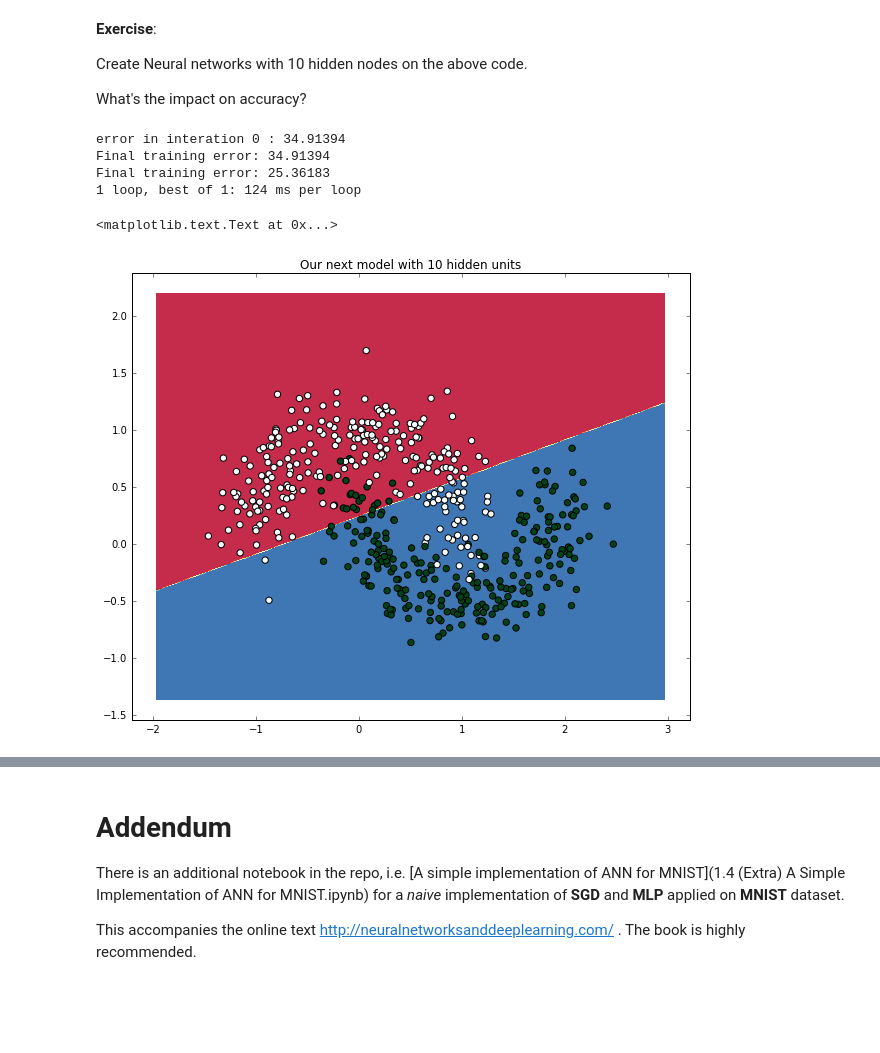
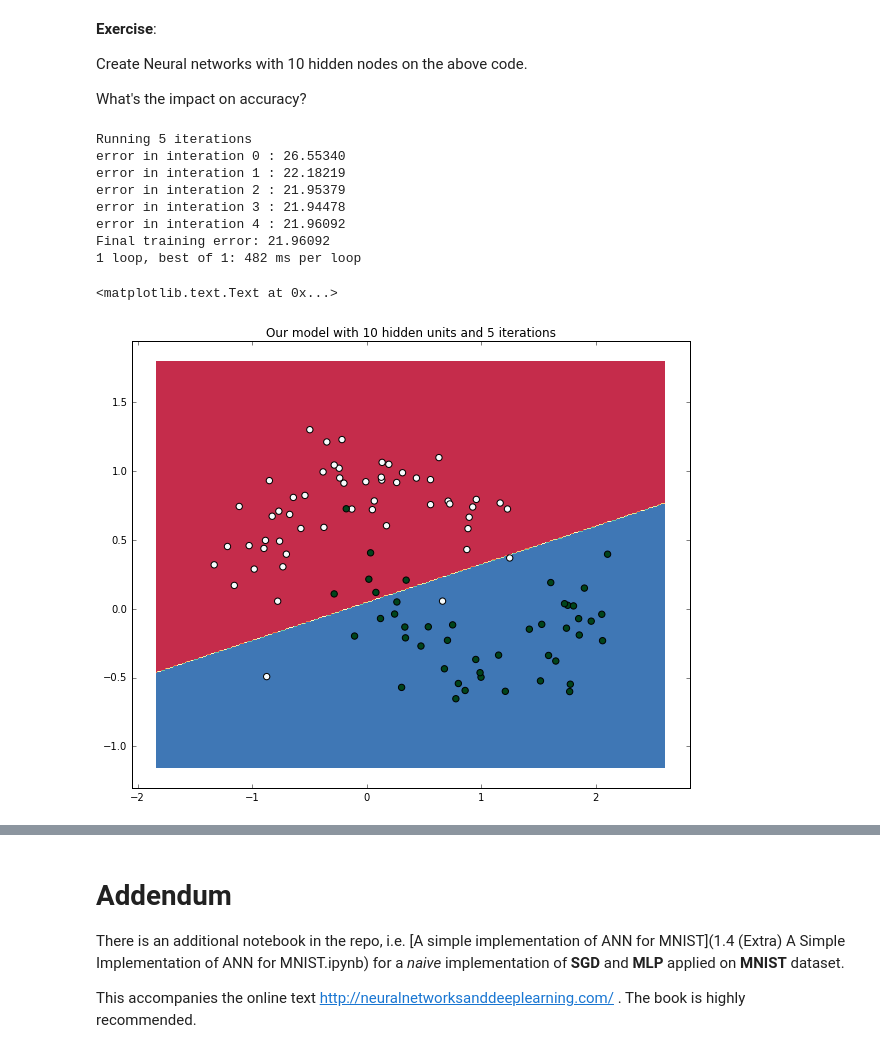
Before and after one commit to gabrielle-ong/deep-learning-keras-tensorflow, a Jupyter notebook: 1.1 Introduction - Deep Learning and ANN-Solved.ipynb, the cells around one changed output, grey strips where cells are left out. Drawn from its saved outputs; the diff is of its cells as text; code cells hidden in the pictures; blank space fills up the shorter version.

Commit message:
tweaked solutions from modified original code

```diff
--- a/1.1 Introduction - Deep Learning and ANN-Solved.ipynb
+++ b/1.1 Introduction - Deep Learning and ANN-Solved.ipynb
@@ -98,4 +106,4 @@ Note: This process will eventually result in our own Neural Networks class
 # %%
 # calculate a random number where:  a <= rand < b
 def rand(a, b):
-    return (b-a)*random.random() + a
+    return (b-a)*np.random.rand() + a
@@ -237,13 +245,13 @@ class ANN:
         self.no = no
 
         # activations for nodes
-        self.ai = [1.0]*self.ni
-        self.ah = [1.0]*self.nh
-        self.ao = [1.0]*self.no
+        self.ai = np.zeros(self.ni)
+        self.ah = np.zeros(self.nh)
+        self.ao = np.zeros(self.no)
 
         # create weights
-        self.wi = makeMatrix(self.ni, self.nh)
-        self.wo = makeMatrix(self.nh, self.no)
+        self.wi = np.zeros((self.ni, self.nh))
+        self.wo = np.zeros((self.nh, self.no))
 
         # set them to random vaules
         for i in range(self.ni):
@@ -254,8 +262,8 @@ class ANN:
                 self.wo[j][k] = rand(-2.0, 2.0)
 
         # last change in weights for momentum
-        self.ci = makeMatrix(self.ni, self.nh)
-        self.co = makeMatrix(self.nh, self.no)
+        self.ci = np.zeros((self.ni, self.nh))
+        self.co = np.zeros((self.nh, self.no))
 
 
     def backPropagate(self, targets, N, M):
@@ -292,12 +300,11 @@ class ANN:
                 self.wi[i][j] += N*change + M*self.ci[i][j]
                 self.ci[i][j] = change
 
-        # calculate error
+        # Calculate Mean Squared Error
         error = 0.0
         for k in range(len(targets)):
             error += 0.5*(targets[k]-self.ao[k])**2
         return error
-
 
     def test(self, patterns):
         self.predict = np.empty([len(patterns), self.no])
@@ -332,20 +339,19 @@ class ANN:
         return self.ao[:]
 
 
-    def train(self, patterns, iterations=1000, N=0.5, M=0.1):
+    def train(self, pts, labels, iterations=1000, N=0.5, M=0.1):
         # N: learning rate
         # M: momentum factor
-        patterns = list(patterns)
+        labeled_data = list(zip(pts, labels))
+        print('Running %d iterations' % iterations)
         for i in range(iterations):
             error = 0.0
-            for p in patterns:
-                inputs = p[0]
-                targets = p[1]
-                self.activate(inputs)
-                error += self.backPropagate([targets], N, M)
-            if i % 5 == 0:
+            for x, y in labeled_data:
+                self.activate(x)
+                error += self.backPropagate([y], N, M)
+            if i % 5 == 0 or iterations <= 10:
                 print('error in interation %d : %-.5f' % (i,error))
-            print('Final training error: %-.5f' % error)
+        print('Final training error: %-.5f' % error)
 # %% [markdown]
 ### Running the model on our dataset
 # %%
@@ -380,6 +390,7 @@ prediction.head()
 # %%
 # Helper function to plot a decision boundary.
 # This generates the contour plot to show the decision boundary visually
+X,y = X_test, y_test
 def plot_decision_boundary(nn_model):
     # Set min and max values and give it some padding
     x_min, x_max = X[:, 0].min() - .5, X[:, 0].max() + .5
@@ -415,14 +423,18 @@ What's the impact on accuracy?
 # %%
-# %load solutions/sol_111.py
+# Put your code here
 ann = ANN(2, 10, 1)
-%timeit -n 1 -r 1 ann.train(zip(X,y), iterations=2)
+%timeit -n 1 -r 1 ann.train(X_train, y_train, iterations=5)
 plot_decision_boundary(ann)
-plt.title("Our next model with 10 hidden units")
+plt.title("Our model with 10 hidden units and 5 iterations")
 # %% [output]
-error in interation 0 : 34.91394
-Final training error: 34.91394
-Final training error: 25.36183
-1 loop, best of 1: 124 ms per loop
+Running 5 iterations
+error in interation 0 : 26.55340
+error in interation 1 : 22.18219
+error in interation 2 : 21.95379
+error in interation 3 : 21.94478
+error in interation 4 : 21.96092
+Final training error: 21.96092
+1 loop, best of 1: 482 ms per loop
 <matplotlib.text.Text at 0x...>
-[figure, old version]
+[figure, new version]
 # %%
```
Also changed, not shown: parts of 21 cells of this notebook.
